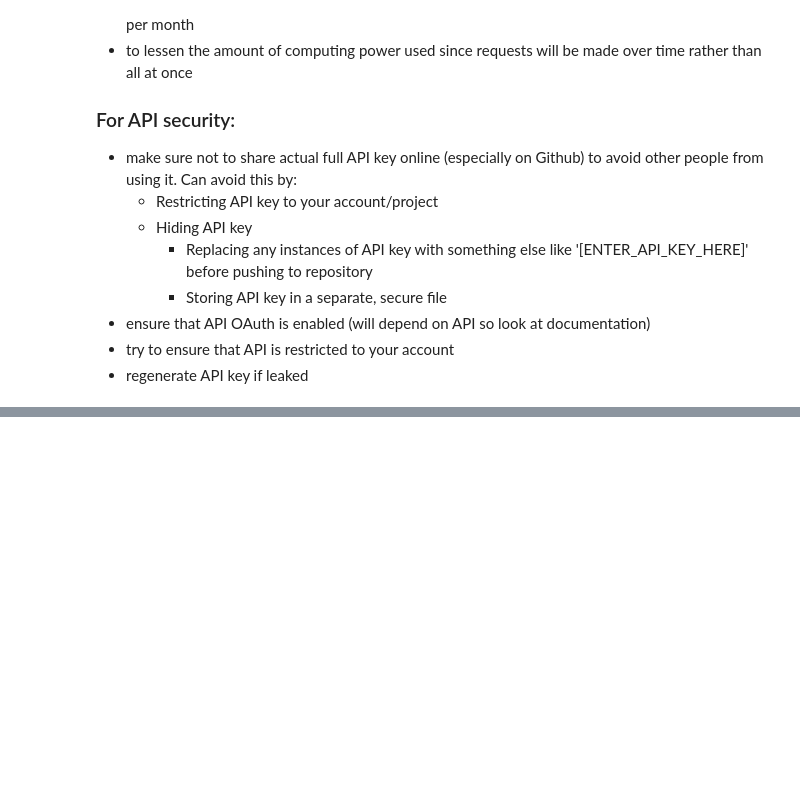
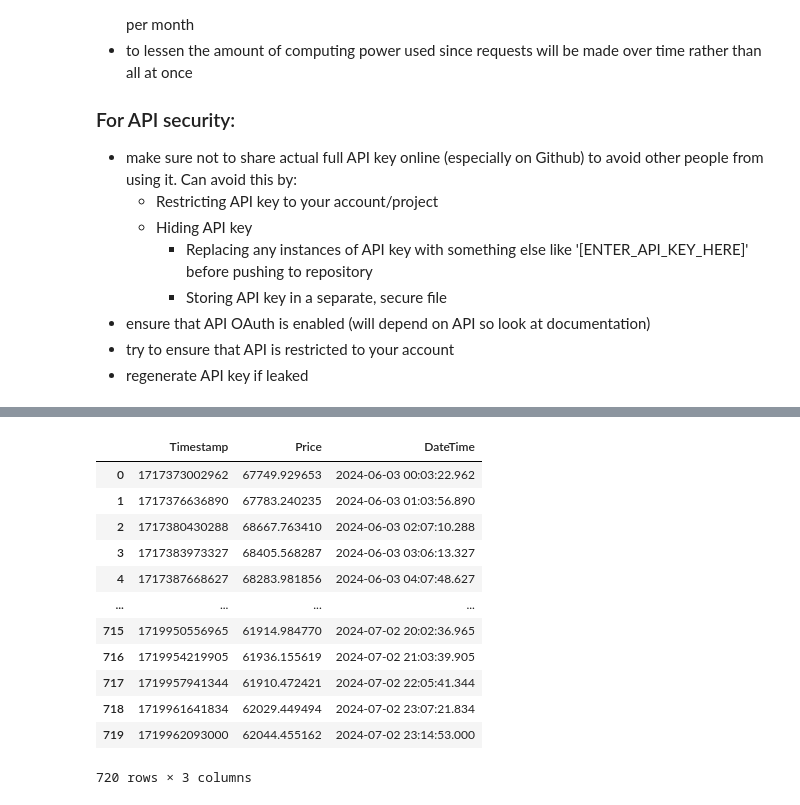
Before and after one commit to priscilla-arinze/PythonReview, a Jupyter notebook: Web Services - APIs (Service Oriented Approach).ipynb, the cells around one changed output, grey strips where cells are left out. Saved outputs shown, nothing was run; the diff lists cells and outputs as text; code cells hidden in the pictures; blank space fills up the shorter version.

```diff
--- a/Web Services - APIs (Service Oriented Approach).ipynb
+++ b/Web Services - APIs (Service Oriented Approach).ipynb
@@ -216,0 +244,20 @@ Dallas, TX, USA
+# %%
+df = pd.DataFrame(bitcoin_data["prices"])
+df.rename(columns={0: "Timestamp", 1: "Price"}, inplace=True)
+# df["Timestamp"] = df["Timestamp"].dt.to_pydatetime()
+df["DateTime"] = pd.to_datetime(df["Timestamp"], unit="ms")
+df
+# %% [output]
+|  | Timestamp | Price | DateTime |
+| 0 | 1717373002962 | 67749.929653 | 2024-06-03 00:03:22.962 |
+| 1 | 1717376636890 | 67783.240235 | 2024-06-03 01:03:56.890 |
+| 2 | 1717380430288 | 68667.763410 | 2024-06-03 02:07:10.288 |
+| 3 | 1717383973327 | 68405.568287 | 2024-06-03 03:06:13.327 |
+| 4 | 1717387668627 | 68283.981856 | 2024-06-03 04:07:48.627 |
+| ... | ... | ... | ... |
+| 715 | 1719950556965 | 61914.984770 | 2024-07-02 20:02:36.965 |
+| 716 | 1719954219905 | 61936.155619 | 2024-07-02 21:03:39.905 |
+| 717 | 1719957941344 | 61910.472421 | 2024-07-02 22:05:41.344 |
+| 718 | 1719961641834 | 62029.449494 | 2024-07-02 23:07:21.834 |
+| 719 | 1719962093000 | 62044.455162 | 2024-07-02 23:14:53.000 |
+720 rows × 3 columns
```
Also changed, not shown: parts of 4 cells of this notebook.
